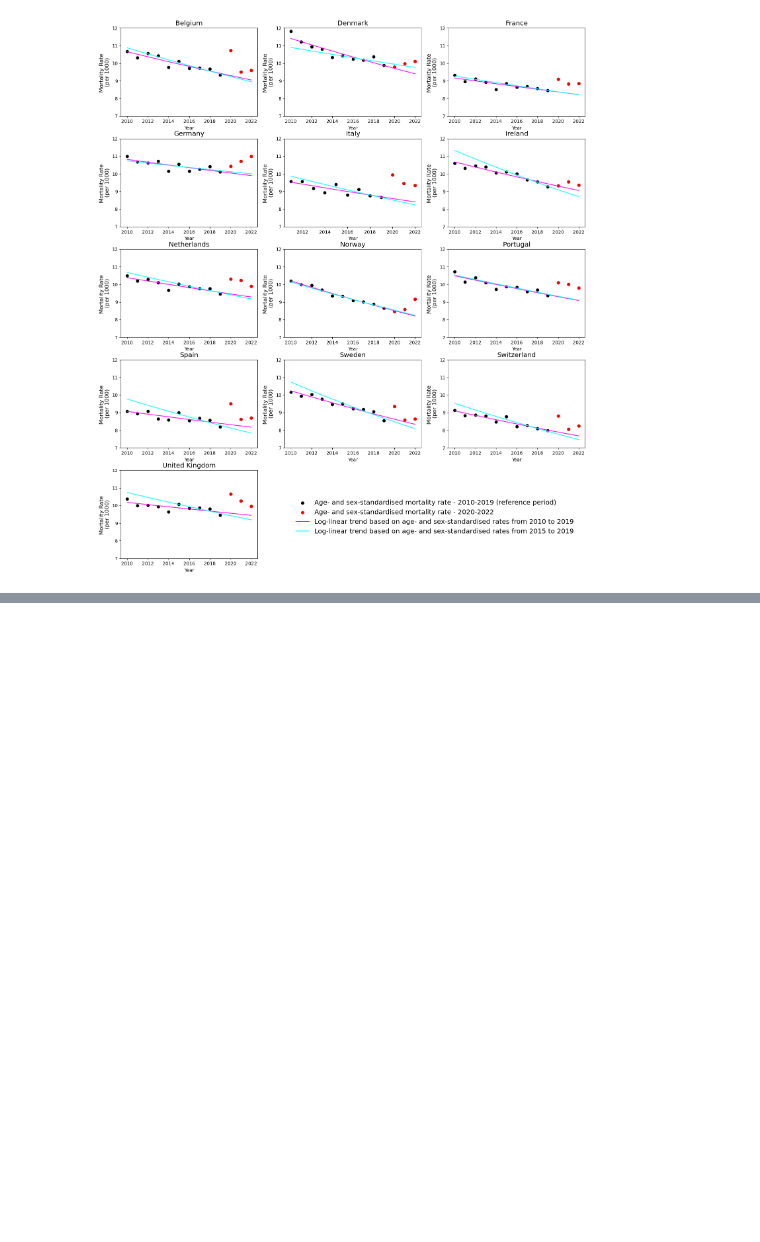
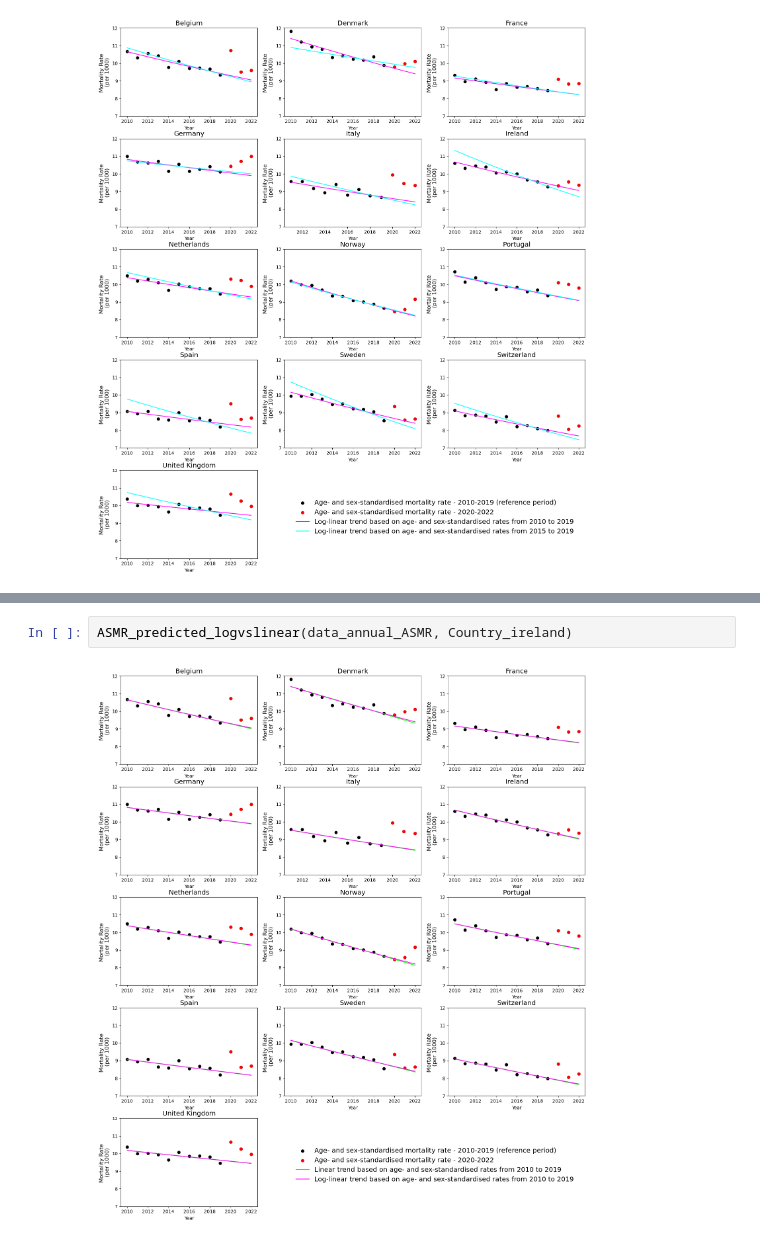
Before and after one commit to CamilleCoustaury/Excess-mortality_Western-Europe, a Jupyter notebook: Excess_mortality-final_analysis.ipynb, the cells around one changed output, grey strips where cells are left out. Cells and saved outputs as stored; diff of their text form; blank space fills up the shorter version.

```diff
--- a/Excess_mortality-final_analysis.ipynb
+++ b/Excess_mortality-final_analysis.ipynb
@@ -1383,0 +1465,4 @@ ASMR_predicted_2019(data_annual_ASMR, Country_ireland)
+# %%
+ASMR_predicted_logvslinear(data_annual_ASMR, Country_ireland)
+# %% [output]
+[figure, added]
```
Also changed, not shown: parts of 4 cells of this notebook, 12 other files.
